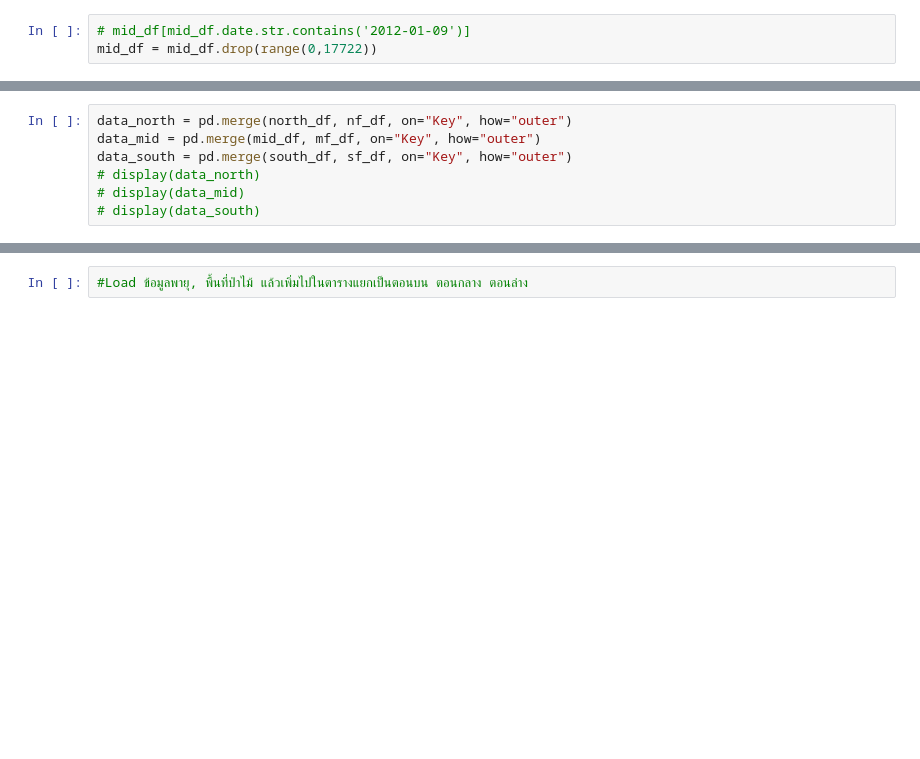
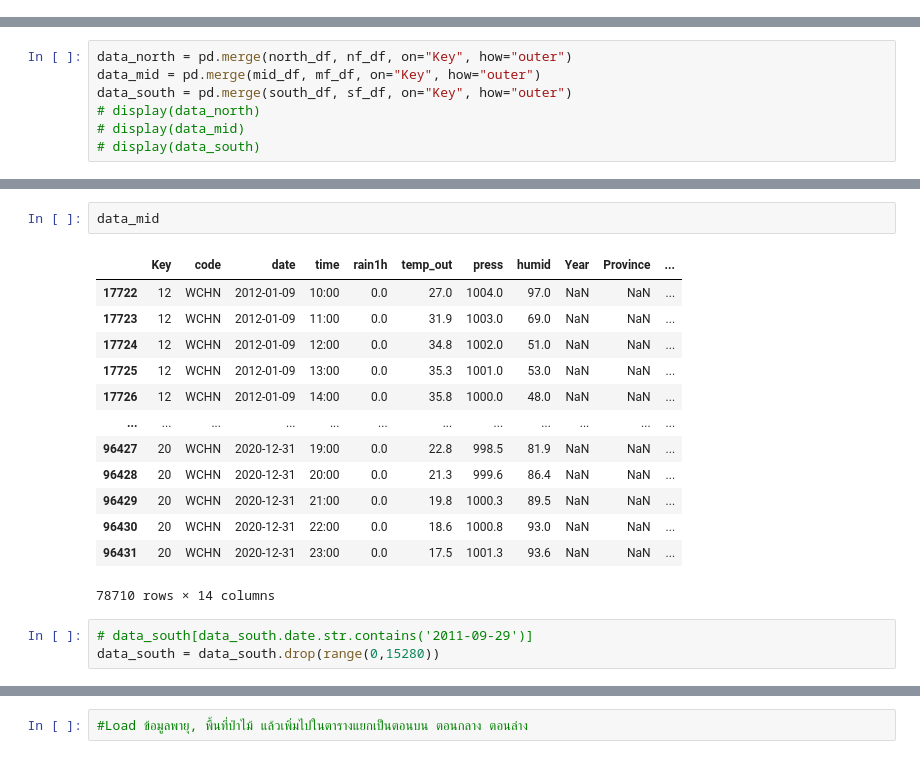
Before and after one commit to punnarat-w/Yomriver_analysis, a Jupyter notebook: ForecastingModel.ipynb, the cells around one changed output, grey strips where cells are left out. Drawn from its saved outputs; the diff is of its cells as text; blank space fills up the shorter version.

```diff
--- a/ForecastingModel.ipynb
+++ b/ForecastingModel.ipynb
@@ -107,3 +87,0 @@ north_df
-# %%
-# mid_df[mid_df.date.str.contains('2012-01-09')]
-mid_df = mid_df.drop(range(0,17722))
@@ -341,0 +307,19 @@ data_south = pd.merge(south_df, sf_df, on="Key", how="outer")
+# %%
+data_mid
+# %% [output]
+|  | Key | code | date | time | rain1h | temp_out | press | humid | Year | Province | ... |
+| 17722 | 12 | WCHN | 2012-01-09 | 10:00 | 0.0 | 27.0 | 1004.0 | 97.0 | NaN | NaN | ... |
+| 17723 | 12 | WCHN | 2012-01-09 | 11:00 | 0.0 | 31.9 | 1003.0 | 69.0 | NaN | NaN | ... |
+| 17724 | 12 | WCHN | 2012-01-09 | 12:00 | 0.0 | 34.8 | 1002.0 | 51.0 | NaN | NaN | ... |
+| 17725 | 12 | WCHN | 2012-01-09 | 13:00 | 0.0 | 35.3 | 1001.0 | 53.0 | NaN | NaN | ... |
+| 17726 | 12 | WCHN | 2012-01-09 | 14:00 | 0.0 | 35.8 | 1000.0 | 48.0 | NaN | NaN | ... |
+| ... | ... | ... | ... | ... | ... | ... | ... | ... | ... | ... | ... |
+| 96427 | 20 | WCHN | 2020-12-31 | 19:00 | 0.0 | 22.8 | 998.5 | 81.9 | NaN | NaN | ... |
+| 96428 | 20 | WCHN | 2020-12-31 | 20:00 | 0.0 | 21.3 | 999.6 | 86.4 | NaN | NaN | ... |
+| 96429 | 20 | WCHN | 2020-12-31 | 21:00 | 0.0 | 19.8 | 1000.3 | 89.5 | NaN | NaN | ... |
+| 96430 | 20 | WCHN | 2020-12-31 | 22:00 | 0.0 | 18.6 | 1000.8 | 93.0 | NaN | NaN | ... |
+| 96431 | 20 | WCHN | 2020-12-31 | 23:00 | 0.0 | 17.5 | 1001.3 | 93.6 | NaN | NaN | ... |
+78710 rows × 14 columns
+# %%
+# data_south[data_south.date.str.contains('2011-09-29')]
+data_south = data_south.drop(range(0,15280))
```
Also changed, not shown: parts of 12 cells of this notebook.
